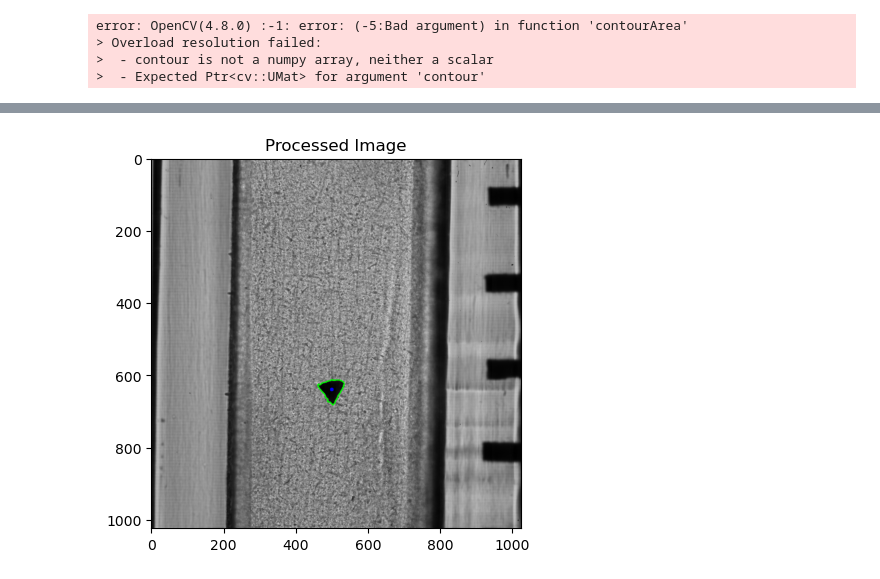
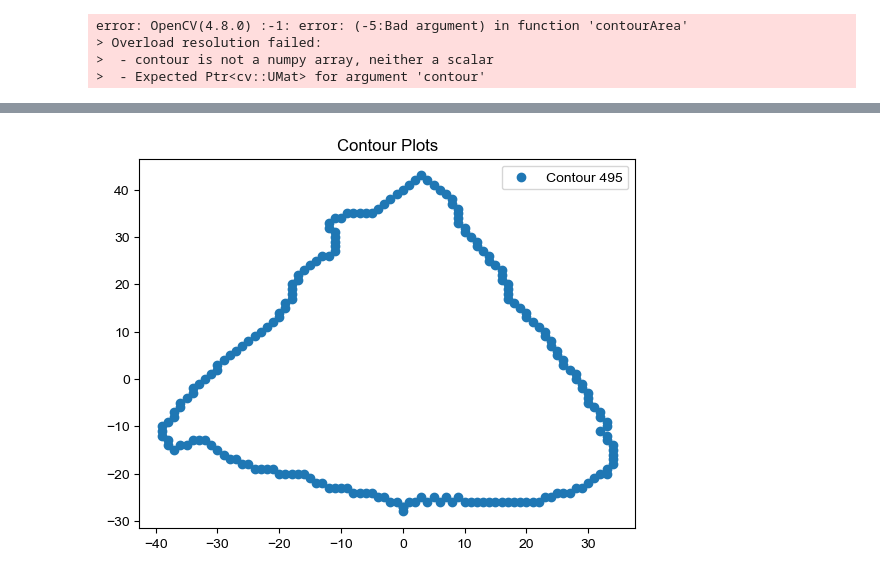
Before and after one commit to nameko-ko/name, a Jupyter notebook: try.ipynb, the cells around one changed output, grey strips where cells are left out. Cells and saved outputs as stored; diff of their text form; code cells hidden in the pictures.

```diff
--- a/try.ipynb
+++ b/try.ipynb
@@ -510,25 +711,7 @@ error: OpenCV(4.8.0) :-1: error: (-5:Bad argument) in function 'contourArea'
 # %%
 import cv2
-import os
-import sys
 import numpy as np
 import matplotlib.pyplot as plt
-import math
-import pandas as pd
-import pixel_converter
-from assemble_frames_with_order_numbers import assemble_frames_with_order_numbers
-from table_image_generator import create_table_image, find_min_max_avg_table
-
-def SearchCF(a,b,c,d,theta_cal, r_obs):
-    r_cal = []
-    for i in range(len(theta_cal)):
-        tmp = (d/3*theta_cal[i]-c) % (np.pi/1.5)
-        r_cal.append(a*(b*(1/math.cos(tmp-cons)-2)+2))
-    MSE = 0
-    for r_obs, r_cal in zip(r_obs, r_cal):
-        MSE += (r_obs - r_cal) ** 2 /r_cal**2
-    MSE /= len(r_obs)
-    return MSE
 
 # 画像ファイルのパス
 image_path = "/Users/nametakouhei/name/画像ファイル/triangle.bmp"
@@ -542,7 +725,7 @@ if color_image is None:
 # 画像処理
 gray_image = cv2.cvtColor(color_image, cv2.COLOR_BGR2GRAY)
 blurred_image = cv2.bilateralFilter(gray_image, 7, 15, 15)
-denoised_image = cv2.medianBlur(blurred_image, 5)#追加項目
+denoised_image = cv2.medianBlur(blurred_image, 5)
 ret, binary = cv2.threshold(denoised_image, 0, 255, cv2.THRESH_BINARY_INV + cv2.THRESH_OTSU)
 
 # 輪郭の抽出
@@ -555,10 +738,7 @@ conditions = {
 }
 
 filtered_contours = []
-area_data = []
-perimeter_data = []
 moment_data = []
-max_radius = 0
 
 for idx, contour in enumerate(contours):
     contour_area = cv2.contourArea(contour)
@@ -568,19 +748,10 @@ for idx, contour in enumerate(contours):
         ("max_contour_area" not in conditions or contour_area <= conditions["max_contour_area"])
     ):
         filtered_contours.append(contour)
-        area_data.append(contour_area)
-        perimeter_data.append(cv2.arcLength(contour, True))
         M = cv2.moments(contour)
         filtered_cx = int(M['m10'] / M['m00']) if M["m00"] != 0 else 0
         filtered_cy = int(M['m01'] / M['m00']) if M["m00"] != 0 else 0
         moment_data.append((filtered_cx, filtered_cy))
-
-        # 輪郭上の点と重心の距離を計算し、最大距離を半径とし直径を求める
-        for point in contour:
-            x, y = point[0]
-            distance = math.sqrt((x - filtered_cx)**2 + (y - filtered_cy)**2)
-            if distance > max_radius:
-                max_radius = distance * 2
 
 # 処理結果の表示（例として最初のフレームのみ）
 result_image = color_image.copy()
@@ -604,56 +775,16 @@ for contour, moment in zip(filtered_contours, moment_data):
         cv2.circle(result_image, (filtered_cx, filtered_cy), 5, (0, 0, 255), -1)
         # 輪郭を描画
         cv2.drawContours(result_image, [contour], -1, (0, 255, 0), 2)
-        rel_con = contour-moment
-    #抽出したcontourの相対座標をx,yリストに分離
-    con_x = []
-    con_y = []
-    for i,con in enumerate(rel_con):
-        con_x.append(con[0][0])
-        con_y.append(con[0][1])
-    #r,θの計算
-    r_cal = []
-    r_obs = []
-    theta_cal = []
-    theta_obs = []
-    for i,_ in enumerate(con_x):
-        r_obs.append(np.sqrt(con_x[i]**2 + con_y[i]**2))
-        theta_obs.append(np.arctan2(con_y[i],con_x[i]))
-    theta_cal = theta_obs
-    #最適なa,b,c,dの探索。def SearchCF
-    a = [[i * 1 for i in range(int(30 / 1))]]
-    b = [i * 0.1 for i in range(int(1.81 / 0.1))]#[0, 0.1, ...1.7]のようなリスト
-    c = [i * 0.1 for i in range(int(2.01 / 0.1))]#[0, 0.1, ...2.0]のようなリスト
-    d = [0,1,2,3,4,5]
-    cons = np.pi/3 #定数
-    ans_a = 0
-    ans_b = 0
-    ans_c = 0
-    ans_d = 0
-    S = 100
-    MSE = 0
-    for a_val in a:
-        for b_val in b:
-            for c_val in c:
-                for d_val in d:
-                    a_val = max_radius / (1+b_val)
-                    MSE_tmp = SearchCF(a_val, b_val, c_val, d_val, theta_cal, r_obs)
-                    if MSE_tmp < MSE:
-                        MSE = MSE_tmp
-                        ans_a = a_val
-                        ans_b = b_val
-                        ans_c = c_val
-                        ans_d = d_val
+        rel_con = contour - moment
+        # 抽出したcontourの相対座標をx, yリストに分離
+        con_x = [con[0][0] for con in rel_con]
+        con_y = [con[0][1] for con in rel_con]
 
-    print("a :" + str(ans_a))
-    print("b :" + str(ans_b))
-    print("c :" + str(ans_c))
-    print("d :" + str(ans_d))
-
+        # 散布図をプロット
+        plt.scatter(con_x, con_y, label=f'Contour {idx + 1}')
 
 # 結果の表示
-plt.imshow(result_image)
-plt.title('Processed Image')
-plt.savefig("/Users/nametakouhei/name/画像ファイル/Processed Image.png")
+plt.legend()
+plt.title('Contour Plots')
 plt.show()
 # %% [output]
@@ -664 +791 @@ d :0
-[figure, old version]
+[figure, new version]
```
Also changed, not shown: parts of 2 cells of this notebook, 1 other file.
